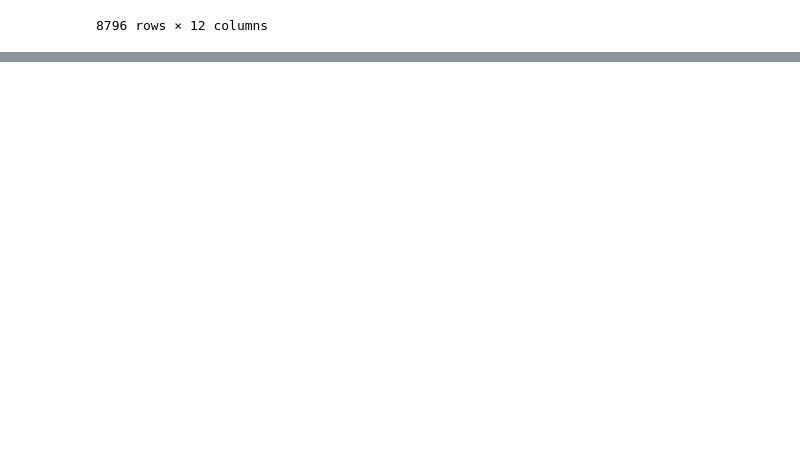
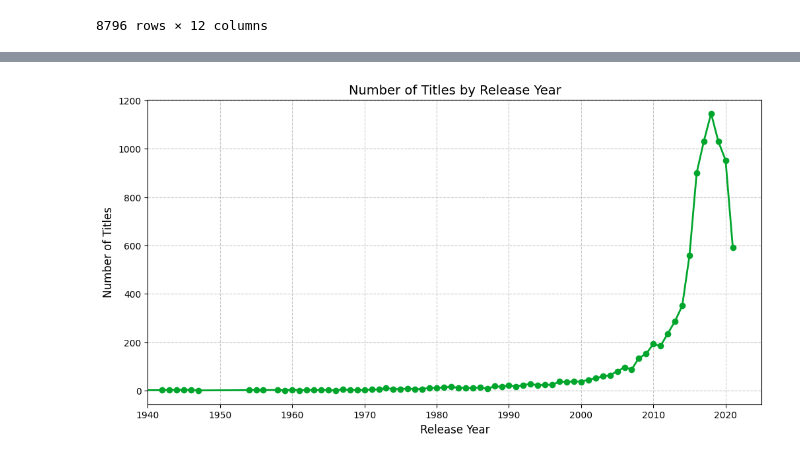
Before and after one commit to HarshChaturvedi19/netflix-data-analysis, a Jupyter notebook: netflix_data_analysis.ipynb, the cells around one changed output, grey strips where cells are left out. Cells and saved outputs as stored; diff of their text form; code cells hidden in the pictures; blank space fills up the shorter version.

```diff
--- a/netflix_data_analysis.ipynb
+++ b/netflix_data_analysis.ipynb
@@ -562,0 +578,14 @@ plt.show()
+# %%
+# track the number of titles released over time with a line plot
+plt.figure(figsize=(12, 6))
+release_counts = df['release_year'].value_counts().sort_index()
+plt.plot(release_counts.index, release_counts.values, marker='o', color="#00A52C", linewidth=2)
+plt.title('Number of Titles by Release Year', fontsize=14)
+plt.xlabel('Release Year', fontsize=12)
+plt.ylabel('Number of Titles', fontsize=12)
+plt.grid(True, linestyle='--', alpha=0.7)
+plt.xlim(1940, 2025)  # Focus on recent years
+
+plt.show()
+# %% [output]
+[figure, added]
```
Also changed, not shown: parts of 5 cells of this notebook, 3 other files.
